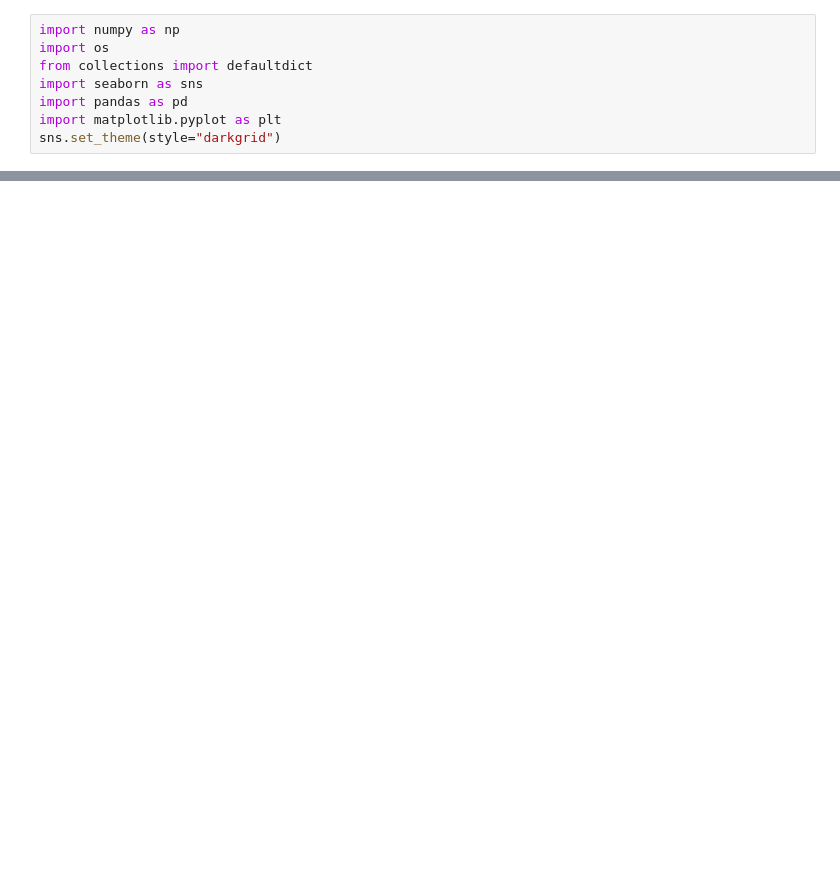
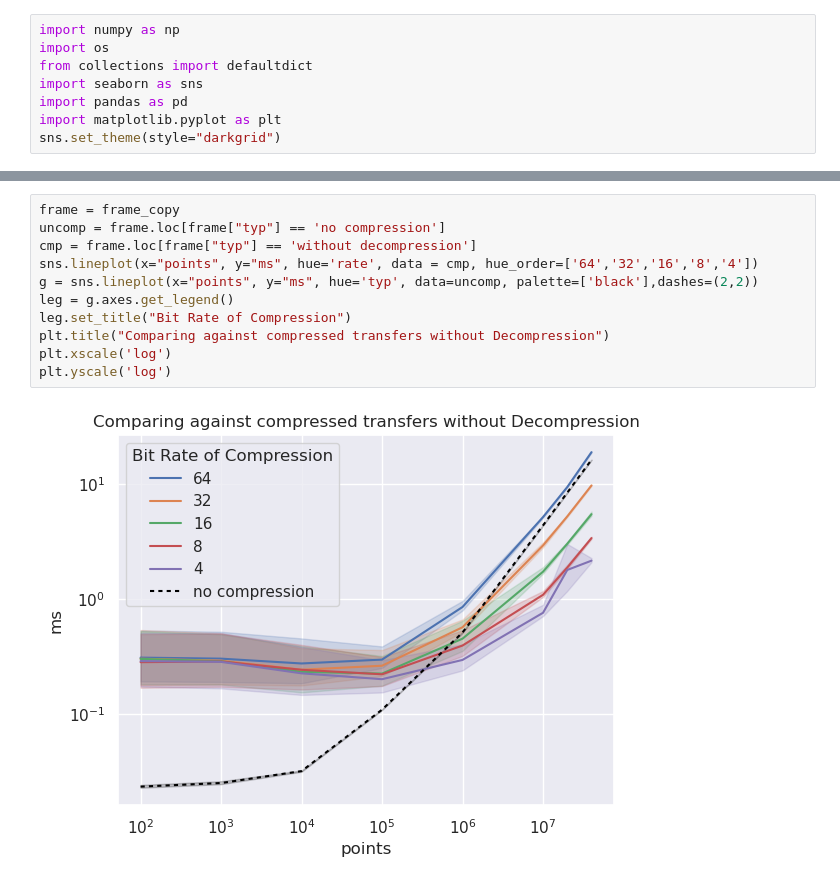
Before and after one commit to juntyr/lorenz96-compress, a Jupyter notebook: perf/compressed_vs_direct_transfer.ipynb, the cells around one changed output, grey strips where cells are left out. Cells and saved outputs as stored; diff of their text form; blank space fills up the shorter version.

```diff
--- a/perf/compressed_vs_direct_transfer.ipynb
+++ b/perf/compressed_vs_direct_transfer.ipynb
@@ -57,0 +83,13 @@ plt.yscale('log')
+# %%
+frame = frame_copy
+uncomp = frame.loc[frame["typ"] == 'no compression']
+cmp = frame.loc[frame["typ"] == 'without decompression']
+sns.lineplot(x="points", y="ms", hue='rate', data = cmp, hue_order=['64','32','16','8','4'])
+g = sns.lineplot(x="points", y="ms", hue='typ', data=uncomp, palette=['black'],dashes=(2,2))
+leg = g.axes.get_legend()
+leg.set_title("Bit Rate of Compression")
+plt.title("Comparing against compressed transfers without Decompression")
+plt.xscale('log')
+plt.yscale('log')
+# %% [output]
+[figure, added]
```
Also changed, not shown: parts of 3 cells of this notebook.
